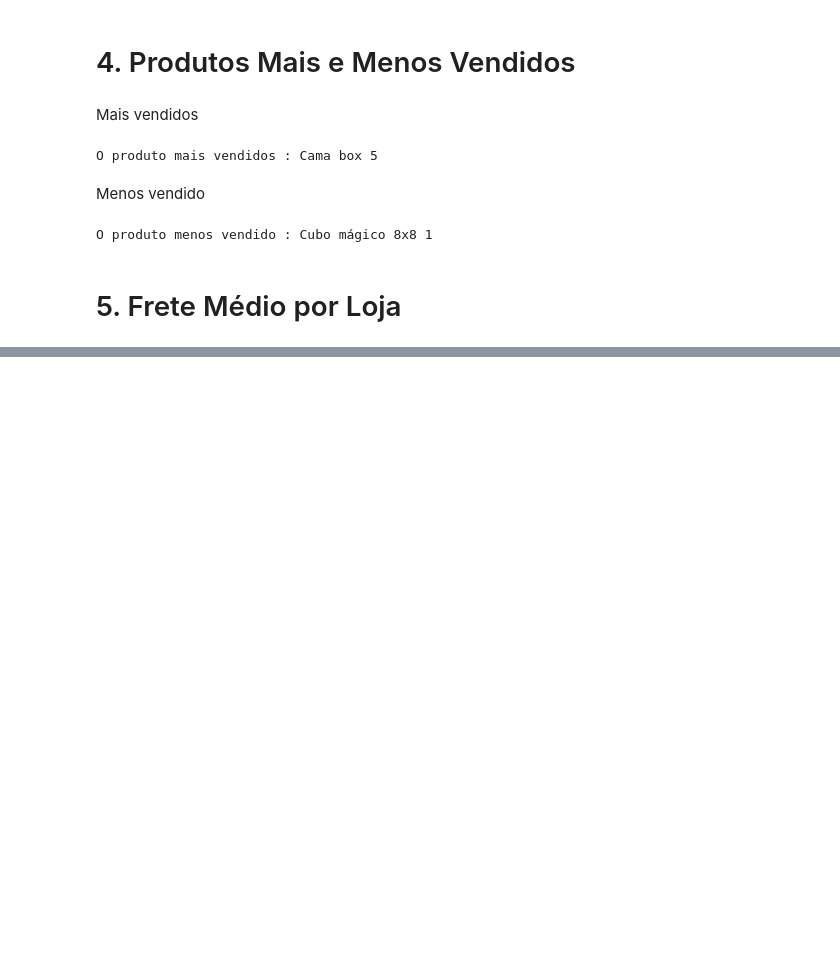
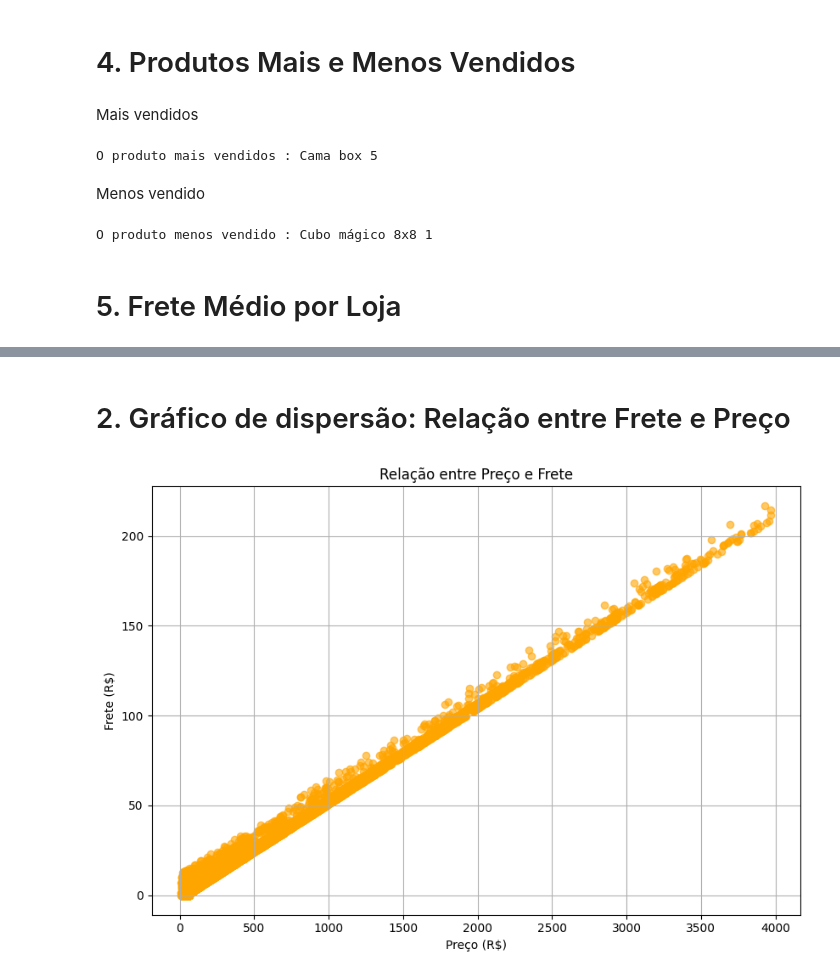
Before and after one commit to kassioramos/challenge_alura_store, a Jupyter notebook: AluraStoreBr.ipynb, the cells around one changed output, grey strips where cells are left out. Saved outputs shown, nothing was run; the diff lists cells and outputs as text; code cells hidden in the pictures; blank space fills up the shorter version.

```diff
--- a/AluraStoreBr.ipynb
+++ b/AluraStoreBr.ipynb
@@ -109,0 +176,14 @@ O produto menos vendido : Cubo mágico 8x8 1
+# %% [markdown]
+# 2. Gráfico de dispersão: Relação entre Frete e Preço
+# %%
+
+plt.figure(figsize=(8.5, 6))
+plt.scatter(lojas['Preço'], lojas['Frete'], alpha=0.6, color='orange')
+plt.title('Relação entre Preço e Frete')
+plt.xlabel('Preço (R$)')
+plt.ylabel('Frete (R$)')
+plt.grid(True)
+plt.tight_layout()
+plt.show()
+# %% [output]
+[figure, added]
```
Also changed, not shown: parts of 5 cells of this notebook.
